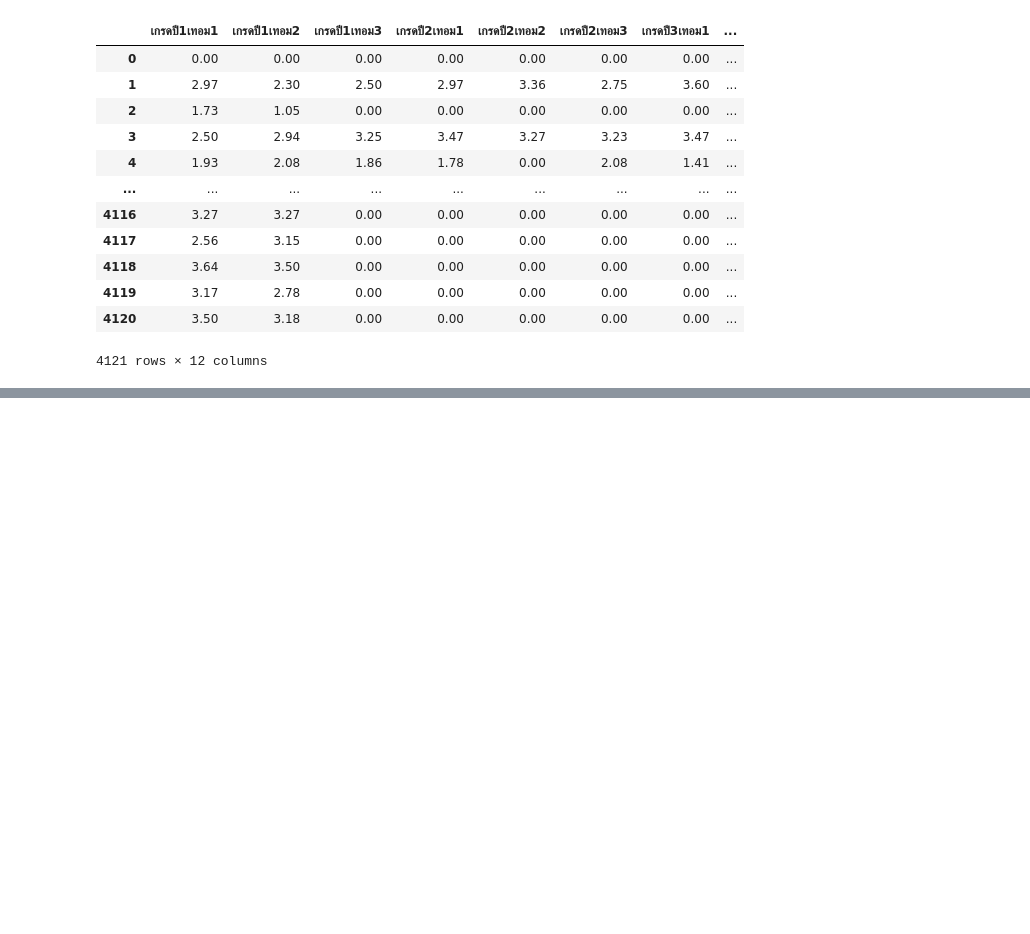
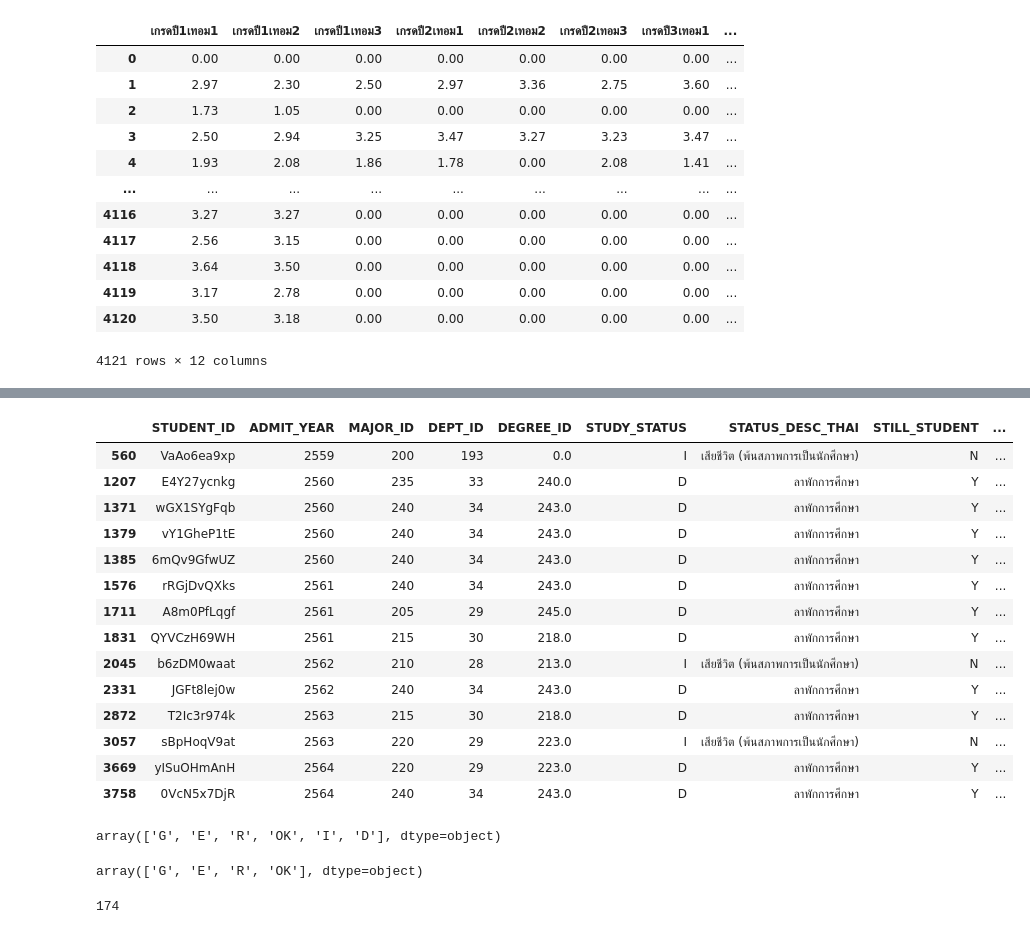
Before and after one commit to MossOcelot/PredictDropoutStudent, a Jupyter notebook: model/feature_data.ipynb, the cells around one changed output, grey strips where cells are left out. Saved outputs shown, nothing was run; the diff lists cells and outputs as text; code cells hidden in the pictures; blank space fills up the shorter version.

```diff
--- a/model/feature_data.ipynb
+++ b/model/feature_data.ipynb
@@ -153,0 +367,2 @@ raw_datas
+# %%
+raw_datas = raw_datas.drop([3407])
@@ -153,0 +384,22 @@ raw_datas
+# %%
+raw_datas[(raw_datas['STUDY_STATUS'] != "OK") & (raw_datas['STUDY_STATUS'] != "R") & (raw_datas['STUDY_STATUS'] != "G") & (raw_datas['STUDY_STATUS'] != "E")]
+# %% [output]
+|  | STUDENT_ID | ADMIT_YEAR | MAJOR_ID | DEPT_ID | DEGREE_ID | STUDY_STATUS | STATUS_DESC_THAI | STILL_STUDENT | ... |
+| 560 | VaAo6ea9xp | 2559 | 200 | 193 | 0.0 | I | เสียชีวิต (พ้นสภาพการเป็นนักศึกษา) | N | ... |
+| 1207 | E4Y27ycnkg | 2560 | 235 | 33 | 240.0 | D | ลาพักการศึกษา | Y | ... |
+| 1371 | wGX1SYgFqb | 2560 | 240 | 34 | 243.0 | D | ลาพักการศึกษา | Y | ... |
+| 1379 | vY1GheP1tE | 2560 | 240 | 34 | 243.0 | D | ลาพักการศึกษา | Y | ... |
+| 1385 | 6mQv9GfwUZ | 2560 | 240 | 34 | 243.0 | D | ลาพักการศึกษา | Y | ... |
+| 1576 | rRGjDvQXks | 2561 | 240 | 34 | 243.0 | D | ลาพักการศึกษา | Y | ... |
+| 1711 | A8m0PfLqgf | 2561 | 205 | 29 | 245.0 | D | ลาพักการศึกษา | Y | ... |
+| 1831 | QYVCzH69WH | 2561 | 215 | 30 | 218.0 | D | ลาพักการศึกษา | Y | ... |
+| 2045 | b6zDM0waat | 2562 | 210 | 28 | 213.0 | I | เสียชีวิต (พ้นสภาพการเป็นนักศึกษา) | N | ... |
+| 2331 | JGFt8lej0w | 2562 | 240 | 34 | 243.0 | D | ลาพักการศึกษา | Y | ... |
+| 2872 | T2Ic3r974k | 2563 | 215 | 30 | 218.0 | D | ลาพักการศึกษา | Y | ... |
+| 3057 | sBpHoqV9at | 2563 | 220 | 29 | 223.0 | I | เสียชีวิต (พ้นสภาพการเป็นนักศึกษา) | N | ... |
+| 3669 | yISuOHmAnH | 2564 | 220 | 29 | 223.0 | D | ลาพักการศึกษา | Y | ... |
+| 3758 | 0VcN5x7DjR | 2564 | 240 | 34 | 243.0 | D | ลาพักการศึกษา | Y | ... |
+# %%
+raw_datas['STUDY_STATUS'].unique()
+# %% [output]
+array(['G', 'E', 'R', 'OK', 'I', 'D'], dtype=object)
@@ -153,0 +408,8 @@ raw_datas
+# %%
+raw_datas['STUDY_STATUS'].unique()
+# %% [output]
+array(['G', 'E', 'R', 'OK'], dtype=object)
+# %%
+(raw_datas[(raw_datas['เกรดปี1เทอม3'] != 0)]['STUDY_STATUS'] == 'R').sum()
+# %% [output]
+174
```
Also changed, not shown: parts of 120 cells of this notebook, 1 other file.
